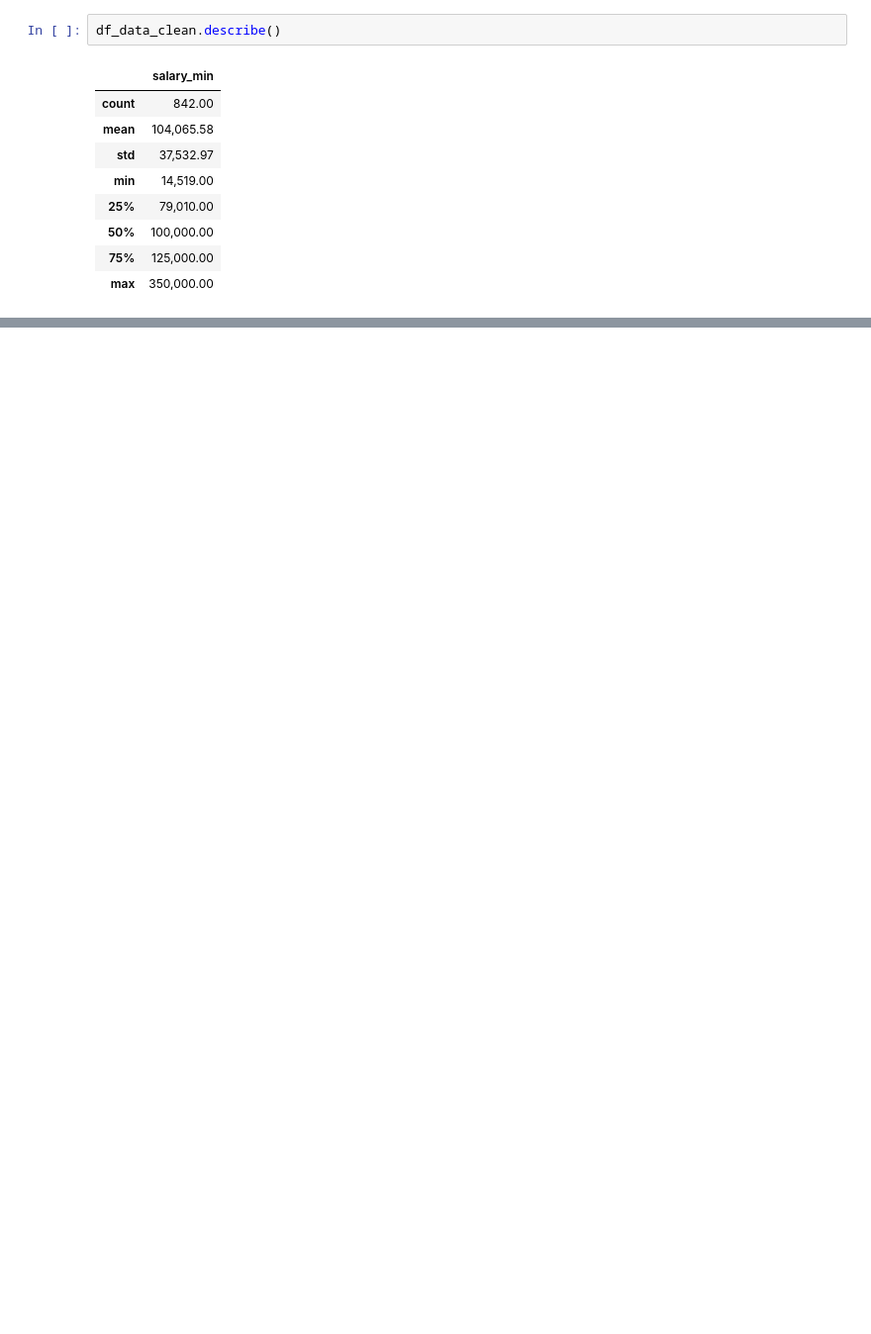
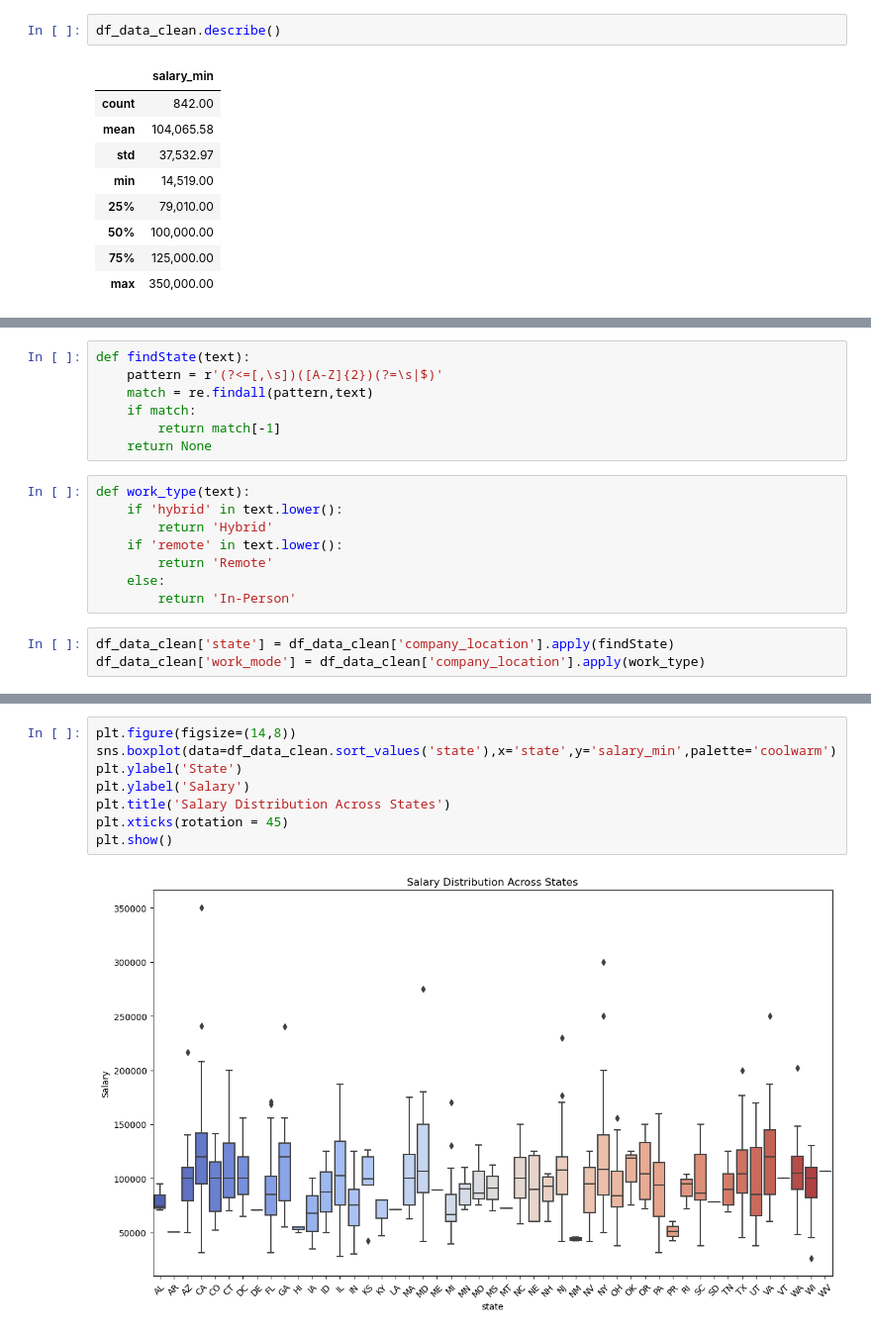
Before and after one commit to meifhuang/Job-Analysis, a Jupyter notebook: Jobs Analysis.ipynb, the cells around one changed output, grey strips where cells are left out. Shown at 99% size. Cells and saved outputs as stored; diff of their text form; blank space fills up the shorter version.

```diff
--- a/Jobs Analysis.ipynb
+++ b/Jobs Analysis.ipynb
@@ -340,0 +305,18 @@ df_data_clean[df_data_clean['salary_min'] == 14519]
+# %%
+def findState(text):
+    pattern = r'(?<=[,\s])([A-Z]{2})(?=\s|$)'
+    match = re.findall(pattern,text)
+    if match:
+        return match[-1]
+    return None
+# %%
+def work_type(text):
+    if 'hybrid' in text.lower():
+        return 'Hybrid'
+    if 'remote' in text.lower():
+        return 'Remote'
+    else:
+        return 'In-Person'
+# %%
+df_data_clean['state'] = df_data_clean['company_location'].apply(findState)
+df_data_clean['work_mode'] = df_data_clean['company_location'].apply(work_type)
@@ -340,0 +382,10 @@ df_data_clean[df_data_clean['salary_min'] == 14519]
+# %%
+plt.figure(figsize=(14,8))
+sns.boxplot(data=df_data_clean.sort_values('state'),x='state',y='salary_min',palette='coolwarm')
+plt.ylabel('State')
+plt.ylabel('Salary')
+plt.title('Salary Distribution Across States')
+plt.xticks(rotation = 45)
+plt.show()
+# %% [output]
+[figure, added]
```
Also changed, not shown: parts of 27 cells of this notebook.
